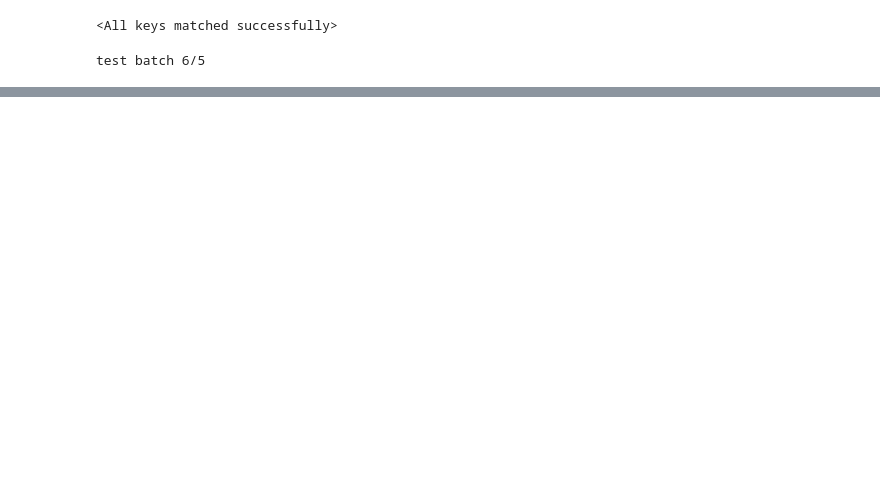
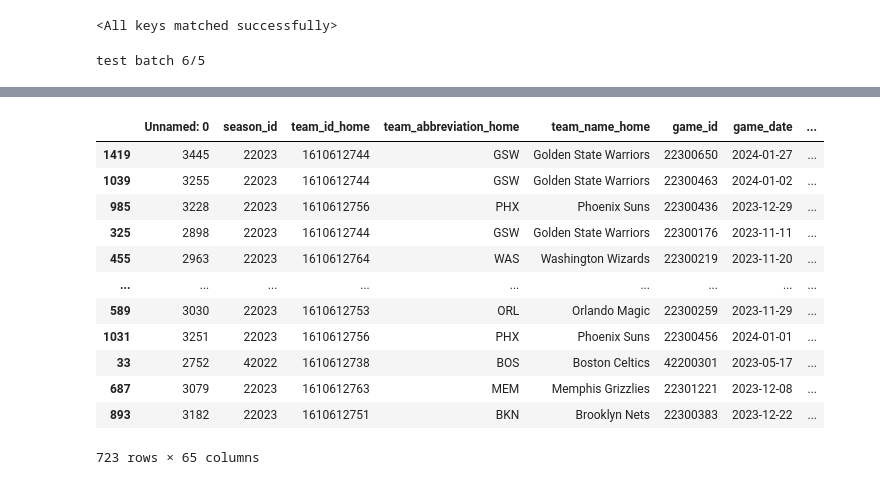
Before and after one commit to UlyssesLin/CPSC5830, a Jupyter notebook: val_model.ipynb, the cells around one changed output, grey strips where cells are left out. Saved outputs shown, nothing was run; the diff lists cells and outputs as text; code cells hidden in the pictures; blank space fills up the shorter version.

```diff
--- a/val_model.ipynb
+++ b/val_model.ipynb
@@ -118,0 +147,18 @@ matches
+# %%
+match_pred = match_pred.sort_values('prob', ascending=False).drop_duplicates('game_id')
+# %%
+match_pred.loc[match_pred['lbl'] == 1]
+# %% [output]
+|  | Unnamed: 0 | season_id | team_id_home | team_abbreviation_home | team_name_home | game_id | game_date | ... |
+| 1419 | 3445 | 22023 | 1610612744 | GSW | Golden State Warriors | 22300650 | 2024-01-27 | ... |
+| 1039 | 3255 | 22023 | 1610612744 | GSW | Golden State Warriors | 22300463 | 2024-01-02 | ... |
+| 985 | 3228 | 22023 | 1610612756 | PHX | Phoenix Suns | 22300436 | 2023-12-29 | ... |
+| 325 | 2898 | 22023 | 1610612744 | GSW | Golden State Warriors | 22300176 | 2023-11-11 | ... |
+| 455 | 2963 | 22023 | 1610612764 | WAS | Washington Wizards | 22300219 | 2023-11-20 | ... |
+| ... | ... | ... | ... | ... | ... | ... | ... | ... |
+| 589 | 3030 | 22023 | 1610612753 | ORL | Orlando Magic | 22300259 | 2023-11-29 | ... |
+| 1031 | 3251 | 22023 | 1610612756 | PHX | Phoenix Suns | 22300456 | 2024-01-01 | ... |
+| 33 | 2752 | 42022 | 1610612738 | BOS | Boston Celtics | 42200301 | 2023-05-17 | ... |
+| 687 | 3079 | 22023 | 1610612763 | MEM | Memphis Grizzlies | 22301221 | 2023-12-08 | ... |
+| 893 | 3182 | 22023 | 1610612751 | BKN | Brooklyn Nets | 22300383 | 2023-12-22 | ... |
+723 rows × 65 columns
```
Also changed, not shown: parts of 20 cells of this notebook.
